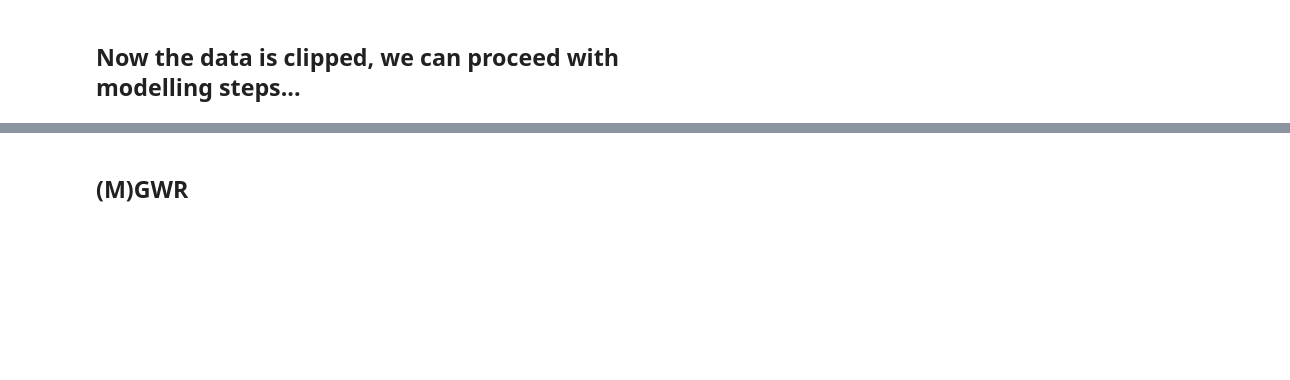
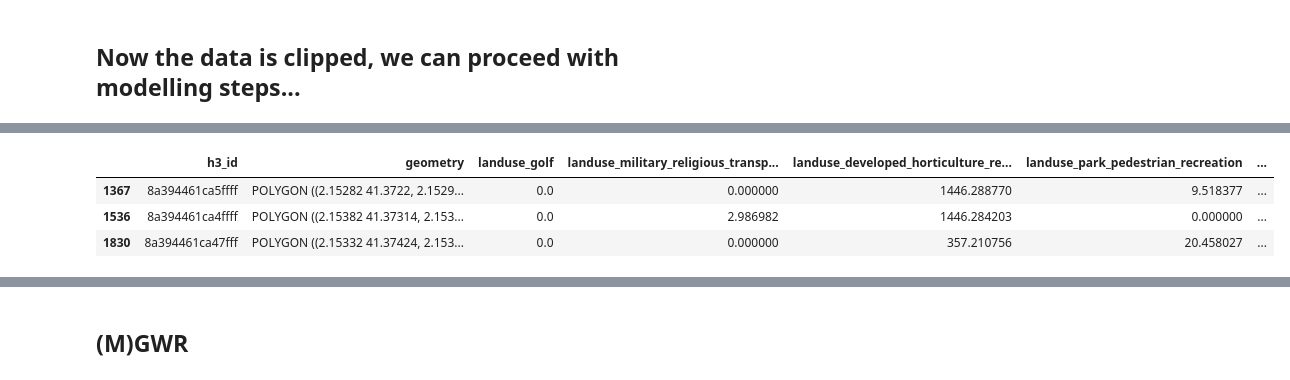
Before and after one commit to jammy-data/REALLOCATE_AI, a Jupyter notebook: notebooks/04_modelling.ipynb, the cells around one changed output, grey strips where cells are left out. Saved outputs shown, nothing was run; the diff lists cells and outputs as text; code cells hidden in the pictures; blank space fills up the shorter version.

```diff
--- a/notebooks/04_modelling.ipynb
+++ b/notebooks/04_modelling.ipynb
@@ -99,0 +145,7 @@ See the caveats in the documentation: https://pandas.pydata.org/pandas-docs/stab
+# %%
+h3_clipped.head(3)
+# %% [output]
+|  | h3_id | geometry | landuse_golf | landuse_military_religious_transp... | landuse_developed_horticulture_re... | landuse_park_pedestrian_recreation | ... |
+| 1367 | 8a394461ca5ffff | POLYGON ((2.15282 41.3722, 2.1529... | 0.0 | 0.000000 | 1446.288770 | 9.518377 | ... |
+| 1536 | 8a394461ca4ffff | POLYGON ((2.15382 41.37314, 2.153... | 0.0 | 2.986982 | 1446.284203 | 0.000000 | ... |
+| 1830 | 8a394461ca47fff | POLYGON ((2.15332 41.37424, 2.153... | 0.0 | 0.000000 | 357.210756 | 20.458027 | ... |
```
Also changed, not shown: parts of 21 cells of this notebook, 6 other files.
